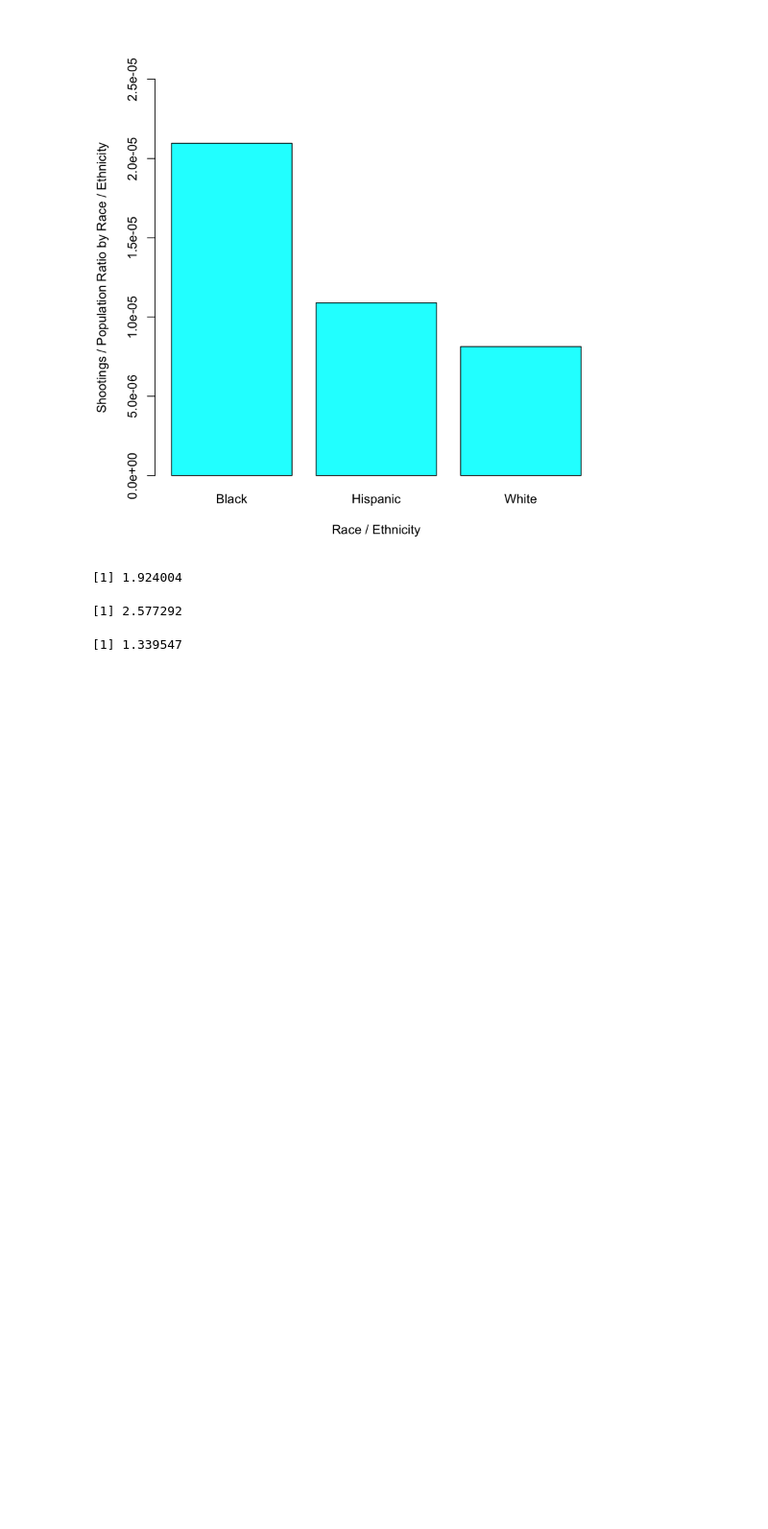
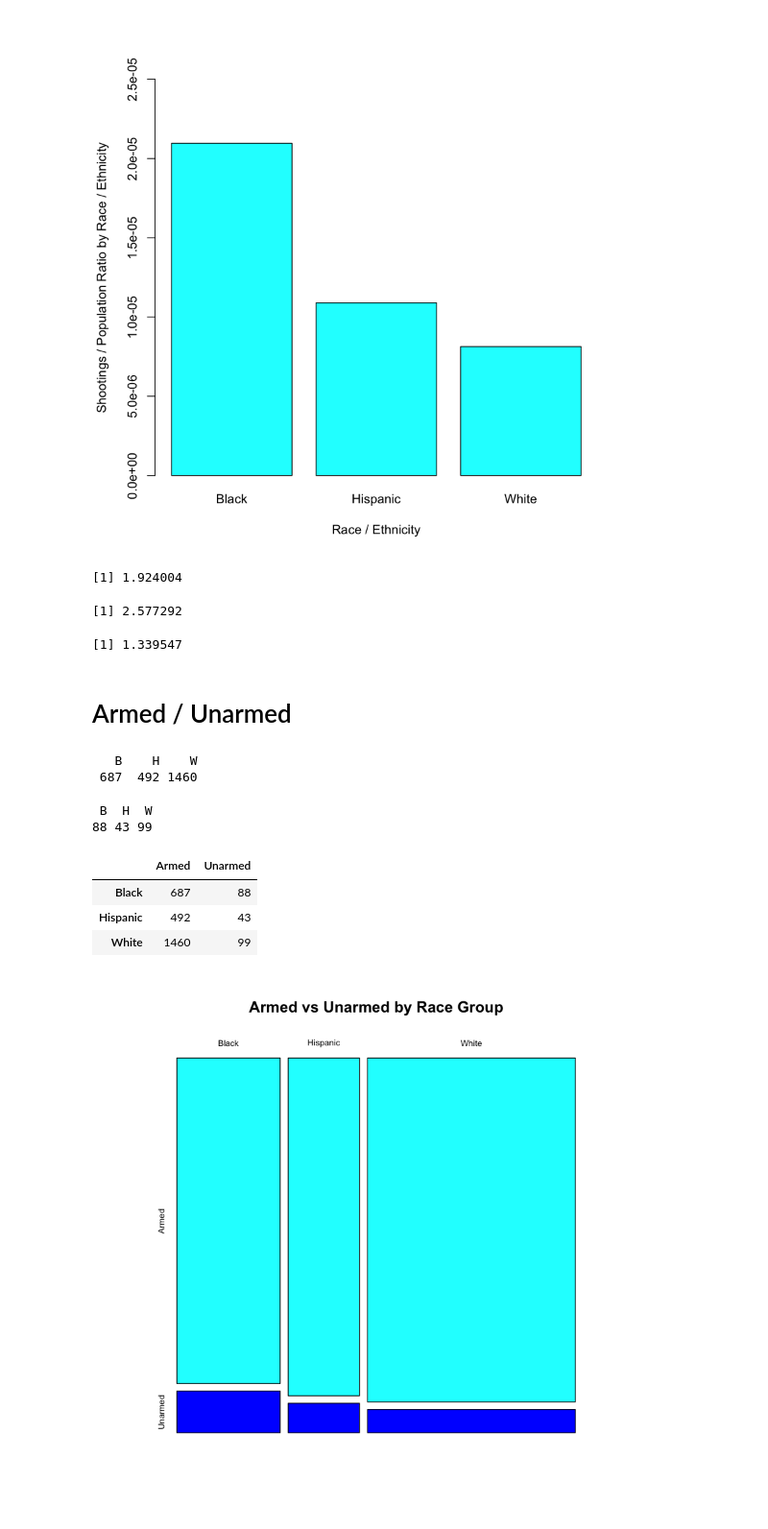
Before and after one commit to hernanat/cs544-police-shootings, a Jupyter notebook: police_shootings.ipynb, the cells around one changed output. Shown at 96% size. Cells and saved outputs as stored; diff of their text form; code cells hidden in the pictures; blank space fills up the shorter version.

Commit message:
armed/unarmed, fleeing/not fleeing

```diff
--- a/police_shootings_age_race_gender.ipynb
+++ b/police_shootings.ipynb
@@ -2,7 +2,8 @@
 # set your wd
 setwd("/Users/hernanat/school/summer/data-analytics/project")
 # police shootings 2015-2018
-shooting_data <<- read.csv('fatal-police-shootings-data.csv', header = TRUE, na.strings = c("", "NA"))
+# https://github.com/washingtonpost/data-police-shootings
+shooting_data <<- read.csv('fatal-police-shootings-data.csv', header = TRUE, na.strings = c("", "NA"), stringsAsFactors = FALSE)
 
 # census data and estimates
 # https://factfinder.census.gov/bkmk/table/1.0/en/PEP/2017/PEPASR6H?slice=hisp~totpop
@@ -277,3 +282,32 @@ mf_shootings_to_pop_hispanic / mf_shootings_to_pop_white
 [1] 1.924004
 [1] 2.577292
 [1] 1.339547
+# %% [markdown]
+# Armed / Unarmed
+# %%
+# WaPo race codes; see the dataset link
+wapo_codes = c('B', 'H', 'W')
+race_labels = c('Black', 'Hispanic', 'White')
+armed_table = table(subset(shooting_data, armed != 'unarmed' & armed != 'undetermined')$race)[wapo_codes]
+unarmed_table = table(subset(shooting_data, armed == 'unarmed')$race)[wapo_codes]
+
+armed_table
+unarmed_table
+
+armed_unarmed_matrix = matrix(c(armed_table, unarmed_table), ncol=2)
+colnames(armed_unarmed_matrix) <- c('Armed', 'Unarmed')
+rownames(armed_unarmed_matrix) <- race_labels
+
+armed_unarmed_matrix
+
+mosaicplot(armed_unarmed_matrix, main = 'Armed vs Unarmed by Race Group', col=c('cyan', 'blue'))
+# %% [output]
+   B    H    W
+ 687  492 1460
+ B  H  W
+88 43 99
+|  | Armed | Unarmed |
+| Black | 687 | 88 |
+| Hispanic | 492 | 43 |
+| White | 1460 | 99 |
+[figure, added]
```
Also changed, not shown: parts of 6 cells of this notebook, 5 other files.
